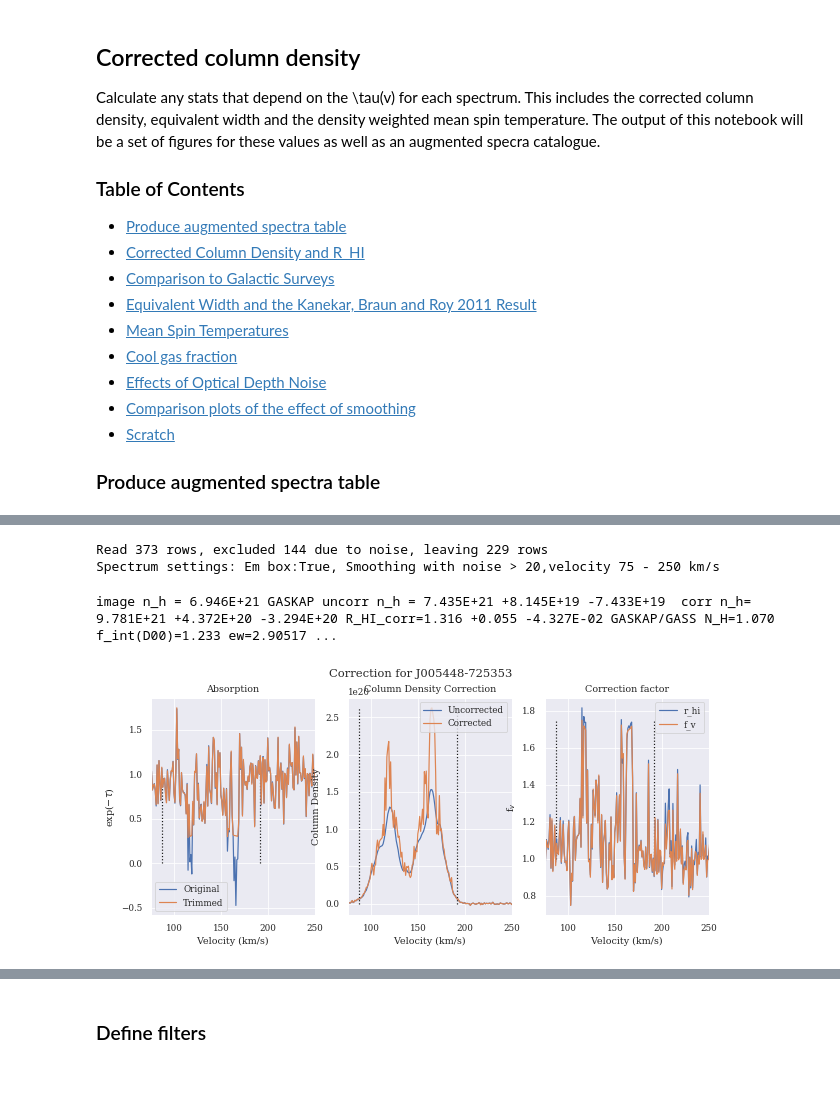
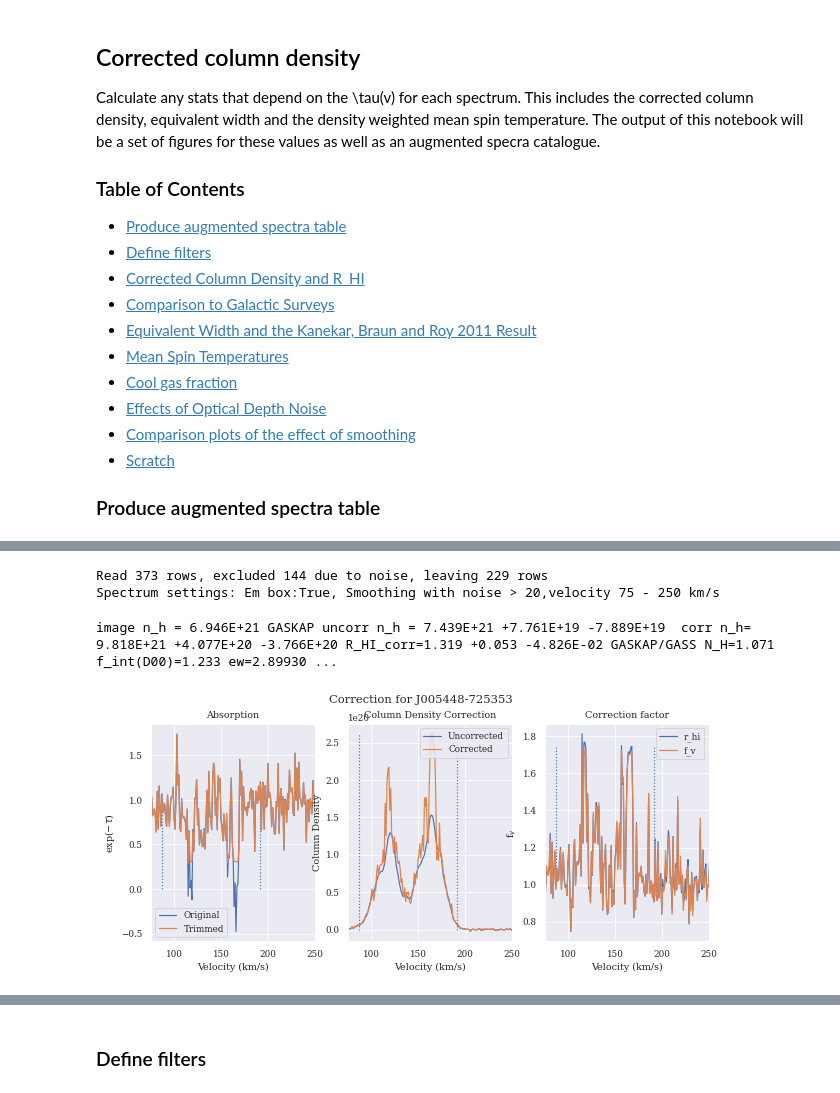
Before and after one commit to jd-au/dempsey_et_al_2022, a Jupyter notebook: CorrectedColumnDensity.ipynb, the cells around one changed output, grey strips where cells are left out. Drawn from its saved outputs; the diff is of its cells as text; code cells hidden in the pictures.

```diff
--- a/CorrectedColumnDensity.ipynb
+++ b/CorrectedColumnDensity.ipynb
@@ -28,6 +28,7 @@ Calculate any stats that depend on the \tau(v) for each spectrum. This includes
 ### Table of Contents
 
 * [Produce augmented spectra table](#Produce-augmented-spectra-table)
+* [Define filters](#Define-filters)
 * [Corrected Column Density and R_HI](#Corrected-Column-Density-and-R_HI)
 * [Comparison to Galactic Surveys](#Comparison-to-Galactic-Surveys)
 * [Equivalent Width and the Kanekar, Braun and Roy 2011 Result](#Equivalent-Width-and-the-Kanekar,-Braun-and-Roy-2011-Result)
@@ -306,7 +307,7 @@ def read_beam_power(spectra_table):
     return power_vals
 
 def read_spectra_table(noise_limit=0.3, beam_power_min=0.8):
-    spectra_table = parse_single_table('sb10944/v3a/askap_spectra.vot').to_table()
+    spectra_table = parse_single_table('sb10944/v3b/askap_spectra.vot').to_table()
 
     spectra_table.add_column(Column(name='beam_power', data=read_beam_power(spectra_table),
                                     description='Fraction of primary beam power at this location'))
@@ -330,7 +331,7 @@ spectra_table = read_spectra_table(noise_limit=0.3)
 comp_name = 'J005448-725353'
 source = spectra_table[spectra_table['comp_name'] == comp_name]
 #img_nh, tot_nh, tot_corr_nh, r_hi, ew, mean_ts, sd_cont, f_int_v = process_spectrum(source[0], 'sb10944/v3a/spectra', plot=True, use_em_filter=False)
-spectra_stats = process_spectrum(source[0], 'sb10944/v3a/spectra', plot=True, smooth_thresh=20, use_em_filter=True, report_settings=True)
+spectra_stats = process_spectrum(source[0], 'sb10944/v3b/spectra', plot=True, smooth_thresh=20, use_em_filter=True, report_settings=True)
 plt.savefig('figures/column_density_processing.png')
 print (("image n_h = {:.3E} GASKAP uncorr n_h = {:.3E} +{:.3E} -{:.3E}  corr n_h= {:.3E} +{:.3E} -{:.3E} " +
         "R_HI_corr={:.3f} +{:.3f} -{:.3E} GASKAP/GASS N_H={:.3f} f_int(D00)={:.3f} ew={:3E} +{:3E} -{:3E} <T_S>={:.3f} +{:.3f} -{:.3f} old sd_cont={:.3f} new sd_cont={:.3f} chans={}").format(
@@ -344,7 +344,7 @@ WARNING: W50: sb10944/v3a/askap_spectra.vot:37:3: W50: Invalid unit string 'mJy/
 Read 373 rows, excluded 144 due to noise, leaving 229 rows
 Spectrum settings: Em box:True, Smoothing with noise > 20,velocity 75 - 250 km/s
-image n_h = 6.946E+21 GASKAP uncorr n_h = 7.435E+21 +8.145E+19 -7.433E+19  corr n_h= 9.781E+21 +4.372E+20 -3.294E+20 R_HI_corr=1.316 +0.055 -4.327E-02 GASKAP/GASS N_H=1.070 f_int(D00)=1.233 ew=2.90517 ...
+image n_h = 6.946E+21 GASKAP uncorr n_h = 7.439E+21 +7.761E+19 -7.889E+19  corr n_h= 9.818E+21 +4.077E+20 -3.766E+20 R_HI_corr=1.319 +0.053 -4.826E-02 GASKAP/GASS N_H=1.071 f_int(D00)=1.233 ew=2.89930 ...
-[figure, old version]
+[figure, new version]
 # %%
 
 def add_column_density_to_spectra_table():
```
Also changed, not shown: parts of 31 cells of this notebook, 5 other files.
